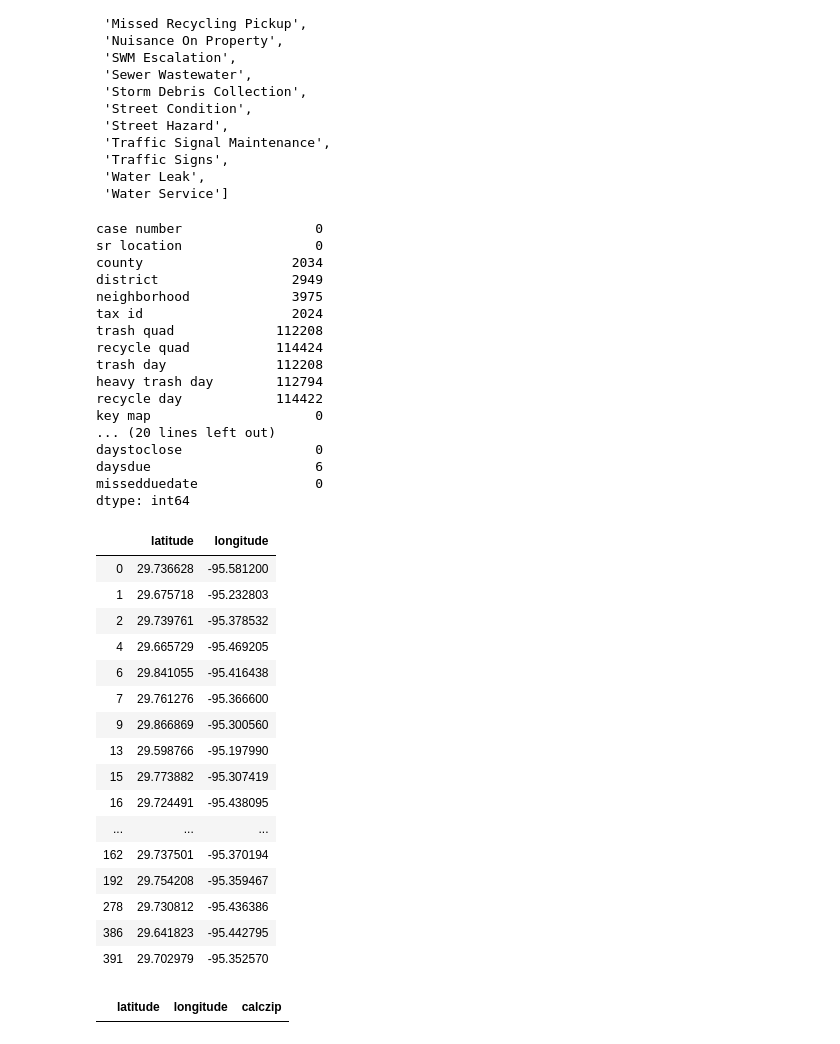
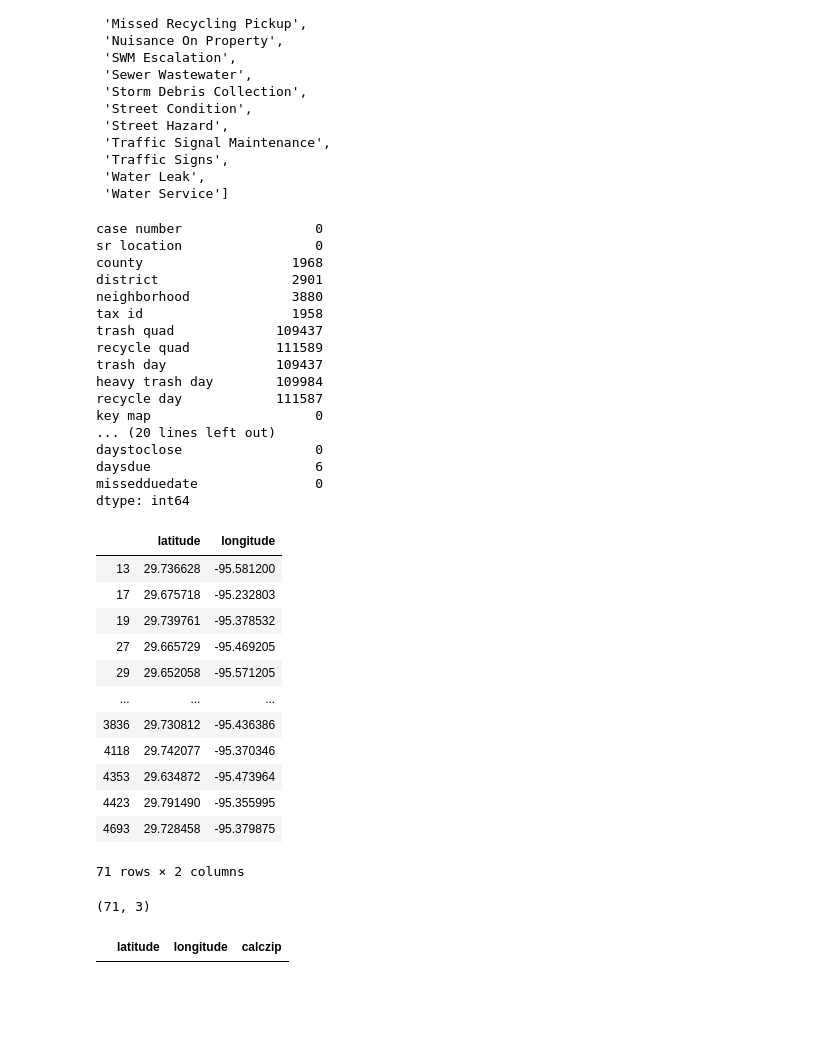
Before and after one commit to fpwirth/Final-Project, a Jupyter notebook: Notebooks/Philip's Data Clean Up.ipynb, the cells around one changed output. Saved outputs shown, nothing was run; the diff lists cells and outputs as text; code cells hidden in the pictures; blank space fills up the shorter version.

Commit message:
a better zip geojson file and sr type data output for mapping, other tweks to data clean up

```diff
--- a/Notebooks/Philip's Data Clean Up.ipynb
+++ b/Notebooks/Philip's Data Clean Up.ipynb
@@ -14,15 +15,15 @@ url2017='https://hfdapp.houstontx.gov/311/311-Public-Data-Extract-2017.txt'
 url2018='https://hfdapp.houstontx.gov/311/311-Public-Data-Extract-2018.txt'
 url2019='https://hfdapp.houstontx.gov/311/311-Public-Data-Extract-2019.txt'
 url2020='https://hfdapp.houstontx.gov/311/311-Public-Data-Extract-monthly.txt'
-nullzip=pd.read_csv('../Clean Data Files/311latlngzipcodes.csv',dtype={'calczip':str})
-#nullzip=pd.read_csv('../Clean Data Files/311latlngzipcodes.csv',dtype={'latitude':str,'longitude':str,'calczip':str})
+#nullzip=pd.read_csv('../Clean Data Files/311latlngzipcodes.csv',dtype={'calczip':str})
+nullzip=pd.read_csv('../Clean Data Files/311latlngzipcodes.csv',dtype={'latitude':str,'longitude':str,'calczip':str})
 
 #Define dataframe column names and select numeric and date columns
 cols=['case number','sr location','county','district','neighborhood','tax id','trash quad','recycle quad','trash day','heavy trash day','recycle day','key map',
       'management district','department','division','sr type','queue','sla','status','sr create date','due date','date closed','overdue','title','x','y','latitude',
       'longitude','channel type']
-numcols=['latitude','longitude']
-#numcols=[]
+#numcols=['latitude','longitude']
+numcols=[]
 datecols=['sr create date','due date','date closed']
 
 #Create zipcode retrieval function
@@ -150,15 +151,15 @@ topdata.isnull().sum()
 # %% [output]
 case number                 0
 sr location                 0
-county                   2034
-district                 2949
-neighborhood             3975
-tax id                   2024
-trash quad             112208
-recycle quad           114424
-trash day              112208
-heavy trash day        112794
-recycle day            114422
+county                   1968
+district                 2901
+neighborhood             3880
+tax id                   1958
+trash quad             109437
+recycle quad           111589
+trash day              109437
+heavy trash day        109984
+recycle day            111587
 key map                     0
 ... (20 lines left out)
 daystoclose                 0
@@ -168,32 +169,33 @@ dtype: int64
 # %%
 #Create dataframe of missing zipcodes
 missingzip=topdata[topdata.zipcode.isnull()]
 missingzip=missingzip[['latitude','longitude']].reset_index()
 missingzip.drop(['index'],axis=1,inplace=True)
 missingzip.drop_duplicates(inplace=True)
+missingzip[['latitude','longitude']]=missingzip[['latitude','longitude']].apply(pd.to_numeric,errors='coerce')
+missingzip.dropna(inplace=True)
 missingzip
 # %% [output]
 |  | latitude | longitude |
-| 0 | 29.736628 | -95.581200 |
-| 1 | 29.675718 | -95.232803 |
-| 2 | 29.739761 | -95.378532 |
-| 4 | 29.665729 | -95.469205 |
-| 6 | 29.841055 | -95.416438 |
-| 7 | 29.761276 | -95.366600 |
-| 9 | 29.866869 | -95.300560 |
-| 13 | 29.598766 | -95.197990 |
-| 15 | 29.773882 | -95.307419 |
-| 16 | 29.724491 | -95.438095 |
+| 13 | 29.736628 | -95.581200 |
+| 17 | 29.675718 | -95.232803 |
+| 19 | 29.739761 | -95.378532 |
+| 27 | 29.665729 | -95.469205 |
+| 29 | 29.652058 | -95.571205 |
 | ... | ... | ... |
-| 162 | 29.737501 | -95.370194 |
-| 192 | 29.754208 | -95.359467 |
-| 278 | 29.730812 | -95.436386 |
-| 386 | 29.641823 | -95.442795 |
-| 391 | 29.702979 | -95.352570 |
+| 3836 | 29.730812 | -95.436386 |
+| 4118 | 29.742077 | -95.370346 |
+| 4353 | 29.634872 | -95.473964 |
+| 4423 | 29.791490 | -95.355995 |
+| 4693 | 29.728458 | -95.379875 |
+71 rows × 2 columns
 # %%
 #Get missing zipcodes
 #zipmiss=missingzip[0:13]
 missingzip['calczip']=np.vectorize(zipinfo)(missingzip['latitude'].values,missingzip['longitude'].values)
+missingzip[['latitude','longitude']]=missingzip[['latitude','longitude']].astype(str)
+# %% [output]
+(71, 3)
 # %%
 #Check for zips that cannot be coded
 nonezips=missingzip.loc[missingzip['calczip']=='None']
```
Also changed, not shown: parts of 15 cells of this notebook, 8 other files.
